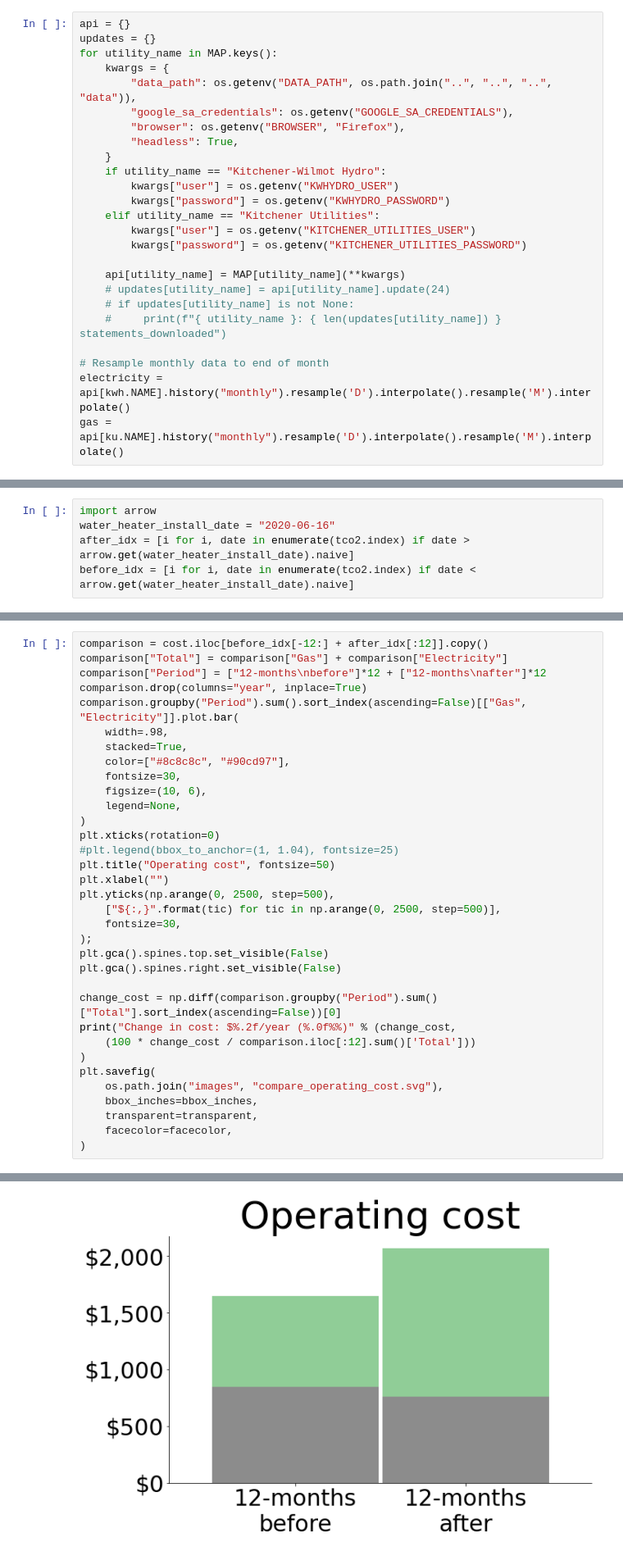
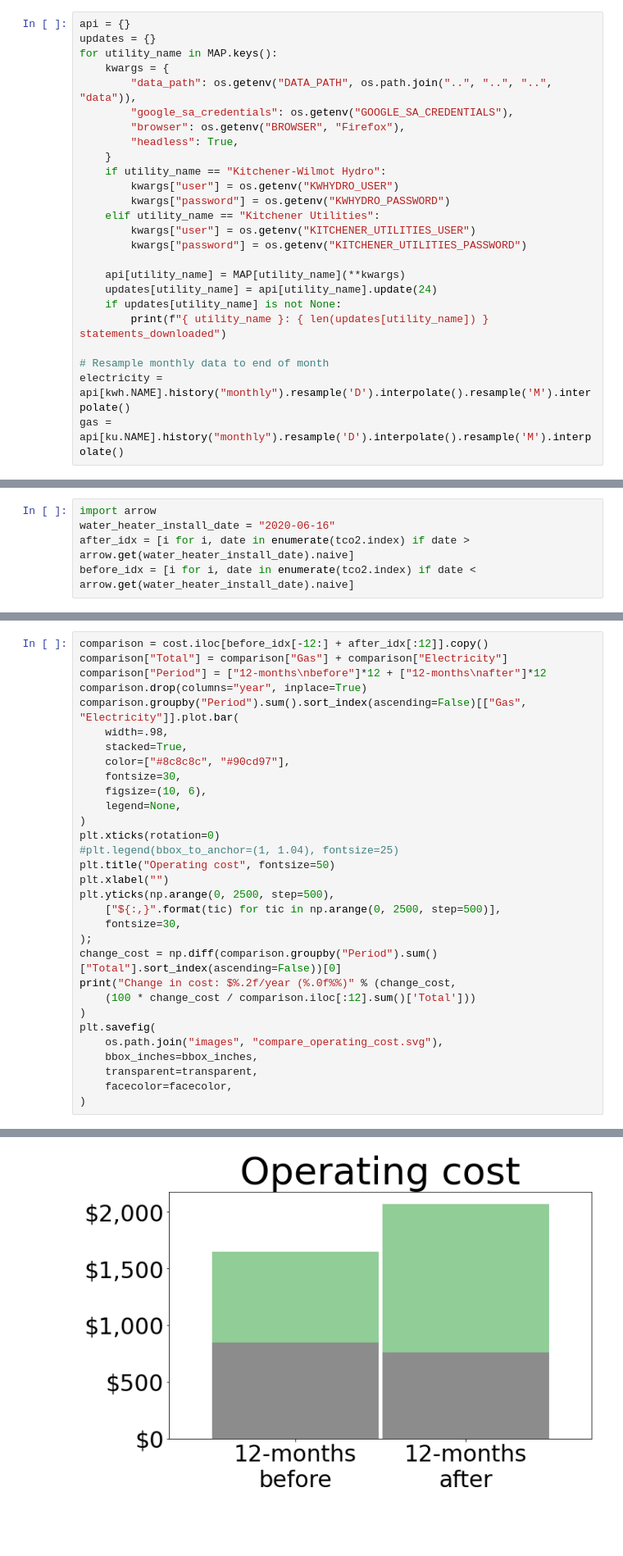
Before and after one commit to ryanfobel/utility-bill-scraper, a Jupyter notebook: notebooks/features/case_study.ipynb, the cells around one changed output, grey strips where cells are left out. Shown at 82% size. Drawn from its saved outputs; the diff is of its cells as text; blank space fills up the shorter version.

```diff
--- a/notebooks/features/case_study.ipynb
+++ b/notebooks/features/case_study.ipynb
@@ -79,9 +79,9 @@ for utility_name in MAP.keys():
         kwargs["password"] = os.getenv("KITCHENER_UTILITIES_PASSWORD")
 
     api[utility_name] = MAP[utility_name](**kwargs)
-    # updates[utility_name] = api[utility_name].update(24)
-    # if updates[utility_name] is not None:
-    #     print(f"{ utility_name }: { len(updates[utility_name]) } statements_downloaded")
+    updates[utility_name] = api[utility_name].update(24)
+    if updates[utility_name] is not None:
+        print(f"{ utility_name }: { len(updates[utility_name]) } statements_downloaded")
 
 # Resample monthly data to end of month
 electricity = api[kwh.NAME].history("monthly").resample('D').interpolate().resample('M').interpolate()
@@ -349,34 +338,31 @@ comparison["Total"] = comparison["Gas"] + comparison["Electricity"]
 comparison["Period"] = ["12-months\nbefore"]*12 + ["12-months\nafter"]*12
 comparison.drop(columns="year", inplace=True)
 comparison.groupby("Period").sum().sort_index(ascending=False)[["Gas", "Electricity"]].plot.bar(
     width=.98,
     stacked=True,
     color=["#8c8c8c", "#90cd97"],
     fontsize=30,
     figsize=(10, 6),
     legend=None,
 )
 plt.xticks(rotation=0)
 #plt.legend(bbox_to_anchor=(1, 1.04), fontsize=25)
 plt.title("Operating cost", fontsize=50)
 plt.xlabel("")
 plt.yticks(np.arange(0, 2500, step=500),
     ["${:,}".format(tic) for tic in np.arange(0, 2500, step=500)],
     fontsize=30,
 );
-plt.gca().spines.top.set_visible(False)
-plt.gca().spines.right.set_visible(False)
-
 change_cost = np.diff(comparison.groupby("Period").sum()["Total"].sort_index(ascending=False))[0]
 print("Change in cost: $%.2f/year (%.0f%%)" % (change_cost,
     (100 * change_cost / comparison.iloc[:12].sum()['Total']))
 )
 plt.savefig(
     os.path.join("images", "compare_operating_cost.svg"),
     bbox_inches=bbox_inches,
     transparent=transparent,
     facecolor=facecolor,
 )
 # %% [output]
 Change in cost: $421.52/year (26%)
-[figure, old version]
+[figure, new version]
```
Also changed, not shown: parts of 5 cells of this notebook, 8 other files.
